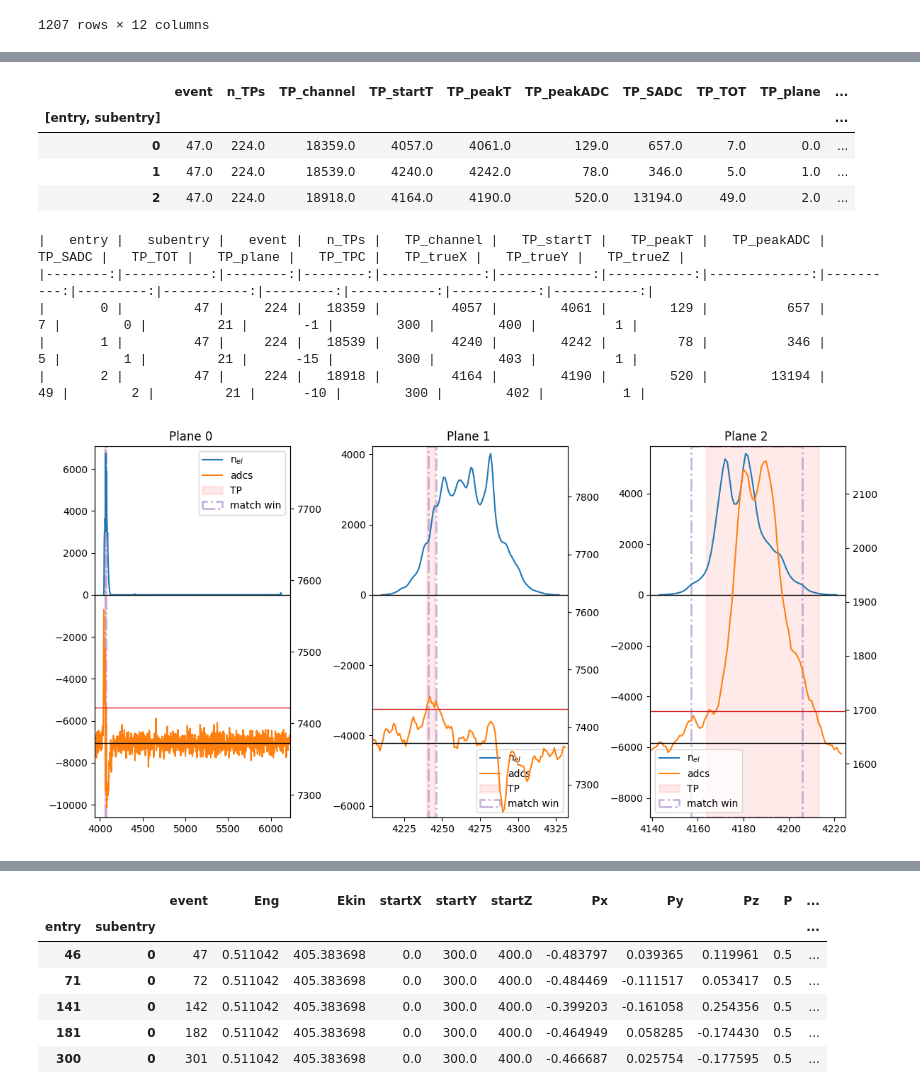
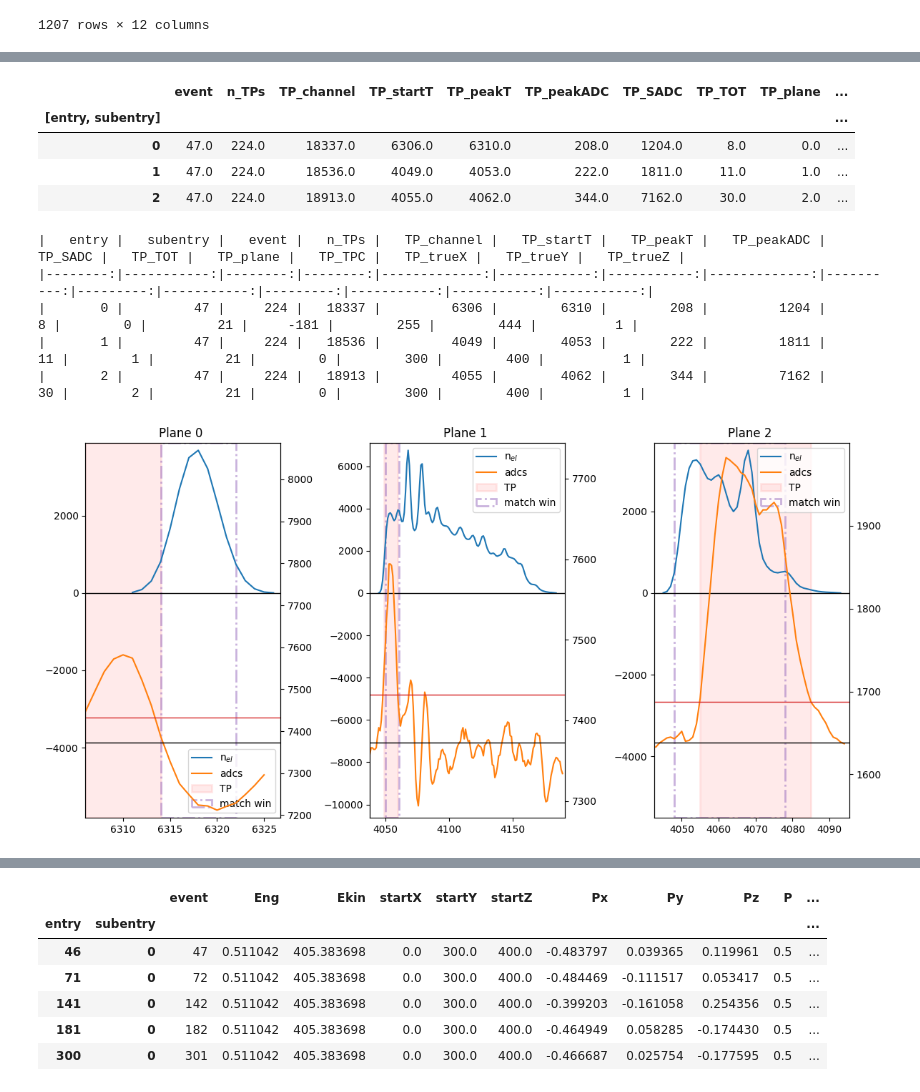
Before and after one commit to alessandrothea/tpvalidator, a Jupyter notebook: notebooks/BacktrackerDebugging.ipynb, the cells around one changed output, grey strips where cells are left out. Drawn from its saved outputs; the diff is of its cells as text; code cells hidden in the pictures.

Commit message:
Backtracker debugger upgraded

```diff
--- a/notebooks/BacktrackerDebugging.ipynb
+++ b/notebooks/BacktrackerDebugging.ipynb
@@ -14,6 +14,9 @@ import matplotlib.patches as patches
 
 # data_path = "../data/vd/ide/tpgtree_st_mu_minus_vd_tpg_2_old.root"
 data_path = "../data/vd/ide/tpgtree_st_mu_minus_vd_tpg_9.root"
-mu_minus_vd_data = tvb.BasicTPData(data_path)
+mu_vd = tvb.BasicTPData(data_path)
 
-q_data = utils.load_data(data_path, 'triggerana/qtree')
+# FIXME: Waveform loading to be better integrated with the data object
+waves = utils.load_sparse_waveform_data("../data/vd/trigger_digits_waves_mu_minus_vd_detsim_0.root")
+ev_num = int(waves.event.unique()[0])
+mu_vd.waveforms[ev_num] = waves
@@ -61,11 +76,8 @@ ev_num = df_evs.event[0]
 
 chans = ([ c for c in df_evs[df_evs.event == ev_num].chans_with_electrons[0]])
 
-
-arrays = t.arrays([str(c) for c in chans])
+arrays = t.arrays(['event']+[str(c) for c in chans])
 waves = ak.to_dataframe(arrays)
 waves.columns = [int(c) for c in waves.columns]
 waves.index = np.arange(0, len(waves))
 waves['event'] = ev_num
-# %%
-waves['event'] = ev_num
@@ -76,14 +267,17 @@ np.False_
 # %%
 # Uses
 # - tp_data
-# - q_data
+# - tp_data.ides
 # Add
 # - raw waveforms
 import matplotlib
 
-def plot_3_tps_and_ides_from_event(ev_num: int, tp_idx: list = [0,0,0], thres=[50, 60, 60]):
-    inspect_tps = mu.tps[(mu.tps.event == ev_num)  & (mu.tps.TP_signal == True) & (mu.tps.TP_SADC > 1e2)]
-    offsets = [+8,+1,-7]
+def plot_3_tps_and_ides_from_event(tp_data: tvb.BasicTPData, ev_num: int, tp_idx: list = [0,0,0]):
+
+    inspect_tps = tp_data.tps[(tp_data.tps.event == ev_num)  & (tp_data.tps.TP_signal == True) & (tp_data.tps.TP_SADC > 1e2)]
+    # offsets = [+8,+1,-7]
+    offsets = [tp_data.tp_backtracker_offset(p) for p in range(3)]
+    tp_thesholds = [tp_data.tp_threshold(p) for p in range(3)]
 
     fig, axes = plt.subplots(1,3, figsize=(12,6))
 
@@ -99,17 +293,18 @@ def plot_3_tps_and_ides_from_event(ev_num: int, tp_idx: list = [0,0,0], thres=[5
 
 
     for p in range(3):
+
         print(f"Plane {p}")
         ax = axes[p]
         plots = []
 
+        #
         inspect_tps_plane = inspect_tps[inspect_tps.TP_plane == p].reset_index()
         if len(inspect_tps_plane) == 0:
             continue
 
         tp = inspect_tps_plane.loc[tp_idx[p]]
         selected_tps.loc[len(selected_tps)] = tp
-        # print(tp)
 
         ch_id = int(tp.TP_channel)
 
@@ -118,7 +313,7 @@ def plot_3_tps_and_ides_from_event(ev_num: int, tp_idx: list = [0,0,0], thres=[5
         print(f"TP peak: {tp.TP_peakADC}")
 
         # Plot IDE data
-        q_ch = q_data[(q_data['event'] == ev_num) & (q_data.channel == ch_id)]
+        q_ch = tp_data.ides[(tp_data.ides['event'] == ev_num) & (tp_data.ides.channel == ch_id)]
         # q_ch.plot(x='time', y='nElectrons', ax=ax)
         lns = ax.plot(q_ch.time, q_ch.nElectrons, label='n$_{el}$', color=ide_color)
 
@@ -127,12 +322,16 @@ def plot_3_tps_and_ides_from_event(ev_num: int, tp_idx: list = [0,0,0], thres=[5
         xmin, xmax = ax.get_xlim()
         ax.set_xlim(min(xmin, tp_start), max(xmax, tp_end))
 
-        if ((waves.event == ev_num).any()):
+        waves = tp_data.waveforms.get(ev_num, None)
+
+        if waves is not None:
 
             from mpl_axes_aligner import shift
             shift.yaxis(ax, 0, 0.6, True)
 
-            wf = waves[ch_id]
+            ## FIXME: using the position as sample_id
+            wf = waves.reset_index()[ch_id]
+
             xmin, xmax = ax.get_xlim()
             ax_2 = ax.twinx()
 
@@ -140,9 +339,30 @@ def plot_3_tps_and_ides_from_event(ev_num: int, tp_idx: list = [0,0,0], thres=[5
             lns += ax_2.plot(wf_zoom.index, wf_zoom.values, label="adcs", color=wave_color)
 
             ax_2.axhline(y=wf.mean(), color='black', linewidth=1)
-            ax_2.axhline(y=wf.mean()+thres[p], color=thres_color, linewidth=1)
+            ax_2.axhline(y=wf.mean()+tp_thesholds[p], color=thres_color, linewidth=1)
 
             shift.yaxis(ax_2, wf.mean(), 0.2, True)
+
+
+        # Fixme use the sample id
+        # if ((waves.event == ev_num).any()):
+
+        #     from mpl_axes_aligner import shift
+        #     shift.yaxis(ax, 0, 0.6, True)
+        #     wf = waves[['sample_id', ch_id]]
+
+        #     xmin, xmax = ax.get_xlim()
+        #     ax_2 = ax.twinx()
+
+        #     # wf_zoom = wf.iloc[int(xmin):int(xmax)]
+        #     wf_zoom = wf[(wf.sample_id >=  int(xmin)) | (wf.sample_id <= int(xmax))]
+        #     lns += ax_2.plot(wf_zoom.sample_id, wf_zoom.values, label="adcs", color=wave_color)
+
+        #     ch_mean  = wf[ch_id].mean()
+        #     ax_2.axhline(y=ch_mean, color='black', linewidth=1)
+        #     ax_2.axhline(y=ch_mean+thres[p], color=thres_color, linewidth=1)
+
+        #     shift.yaxis(ax_2, ch_mean, 0.2, True)
 
         ymin, ymax = ax.get_ylim()
 
@@ -166,9 +386,10 @@ def plot_3_tps_and_ides_from_event(ev_num: int, tp_idx: list = [0,0,0], thres=[5
 
 
 ev_num = 47
-tp_idx = [4,5,6]
+# tp_idx = [4,5,6]
+tp_idx = [0,0,0]
 
-df_sel_tps = plot_3_tps_and_ides_from_event(ev_num, tp_idx)
+df_sel_tps = plot_3_tps_and_ides_from_event(mu_vd, ev_num, tp_idx)
 print(df_sel_tps.to_markdown())
 # %% [output]
 Plane 0
@@ -185,12 +406,12 @@ TP peak: 520.0
 []
 |  | event | n_TPs | TP_channel | TP_startT | TP_peakT | TP_peakADC | TP_SADC | TP_TOT | TP_plane | ... |
 | [entry, subentry] |  |  |  |  |  |  |  |  |  | ... |
-| 0 | 47.0 | 224.0 | 18359.0 | 4057.0 | 4061.0 | 129.0 | 657.0 | 7.0 | 0.0 | ... |
-| 1 | 47.0 | 224.0 | 18539.0 | 4240.0 | 4242.0 | 78.0 | 346.0 | 5.0 | 1.0 | ... |
-| 2 | 47.0 | 224.0 | 18918.0 | 4164.0 | 4190.0 | 520.0 | 13194.0 | 49.0 | 2.0 | ... |
+| 0 | 47.0 | 224.0 | 18337.0 | 6306.0 | 6310.0 | 208.0 | 1204.0 | 8.0 | 0.0 | ... |
+| 1 | 47.0 | 224.0 | 18536.0 | 4049.0 | 4053.0 | 222.0 | 1811.0 | 11.0 | 1.0 | ... |
+| 2 | 47.0 | 224.0 | 18913.0 | 4055.0 | 4062.0 | 344.0 | 7162.0 | 30.0 | 2.0 | ... |
 |   entry |   subentry |   event |   n_TPs |   TP_channel |   TP_startT |   TP_peakT |   TP_peakADC |   TP_SADC |   TP_TOT |   TP_plane |   TP_TPC |   TP_trueX |   TP_trueY |   TP_trueZ |
 |--------:|-----------:|--------:|--------:|-------------:|------------:|-----------:|-------------:|----------:|---------:|-----------:|---------:|-----------:|-----------:|-----------:|
-|       0 |         47 |     224 |   18359 |         4057 |        4061 |        129 |          657 |         7 |        0 |         21 |       -1 |        300 |        400 |          1 |
-|       1 |         47 |     224 |   18539 |         4240 |        4242 |         78 |          346 |         5 |        1 |         21 |      -15 |        300 |        403 |          1 |
-|       2 |         47 |     224 |   18918 |         4164 |        4190 |        520 |        13194 |        49 |        2 |         21 |      -10 |        300 |        402 |          1 |
+|       0 |         47 |     224 |   18337 |         6306 |        6310 |        208 |         1204 |         8 |        0 |         21 |     -181 |        255 |        444 |          1 |
+|       1 |         47 |     224 |   18536 |         4049 |        4053 |        222 |         1811 |        11 |        1 |         21 |        0 |        300 |        400 |          1 |
+|       2 |         47 |     224 |   18913 |         4055 |        4062 |        344 |         7162 |        30 |        2 |         21 |        0 |        300 |        400 |          1 |
-[figure, old version]
+[figure, new version]
```
Also changed, not shown: parts of 20 cells of this notebook, 3 other files.
